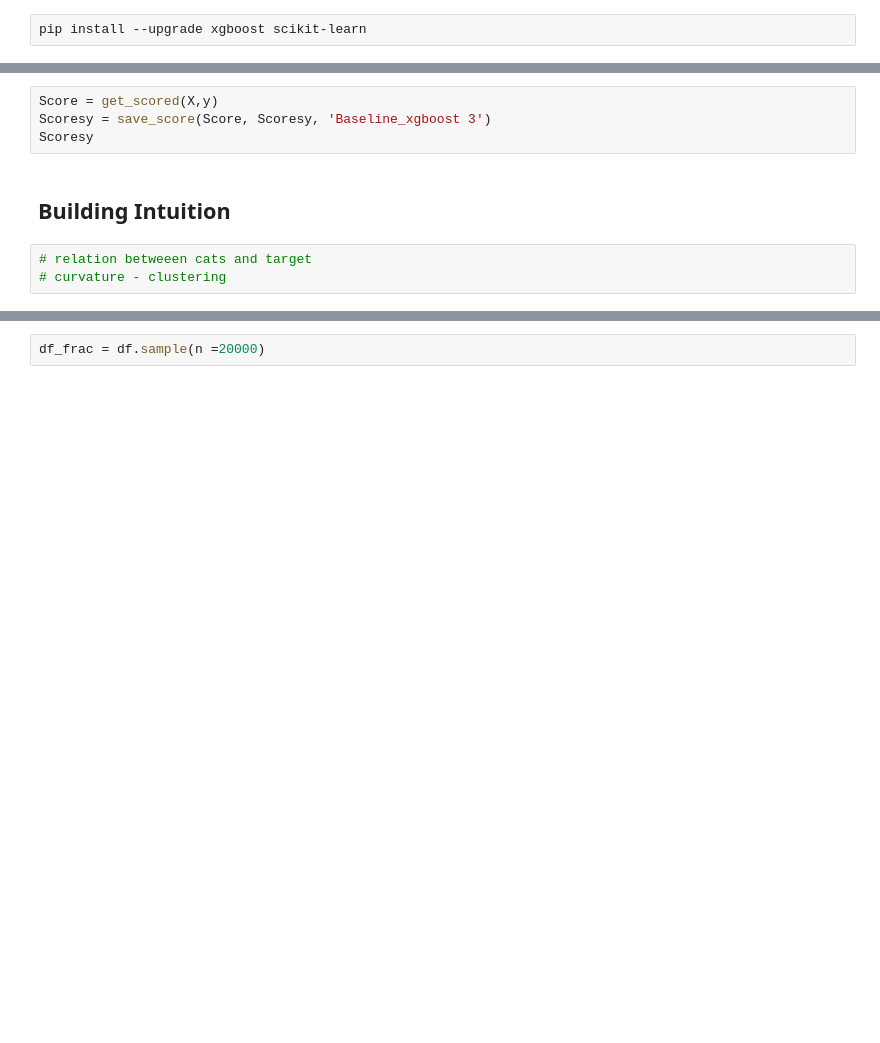
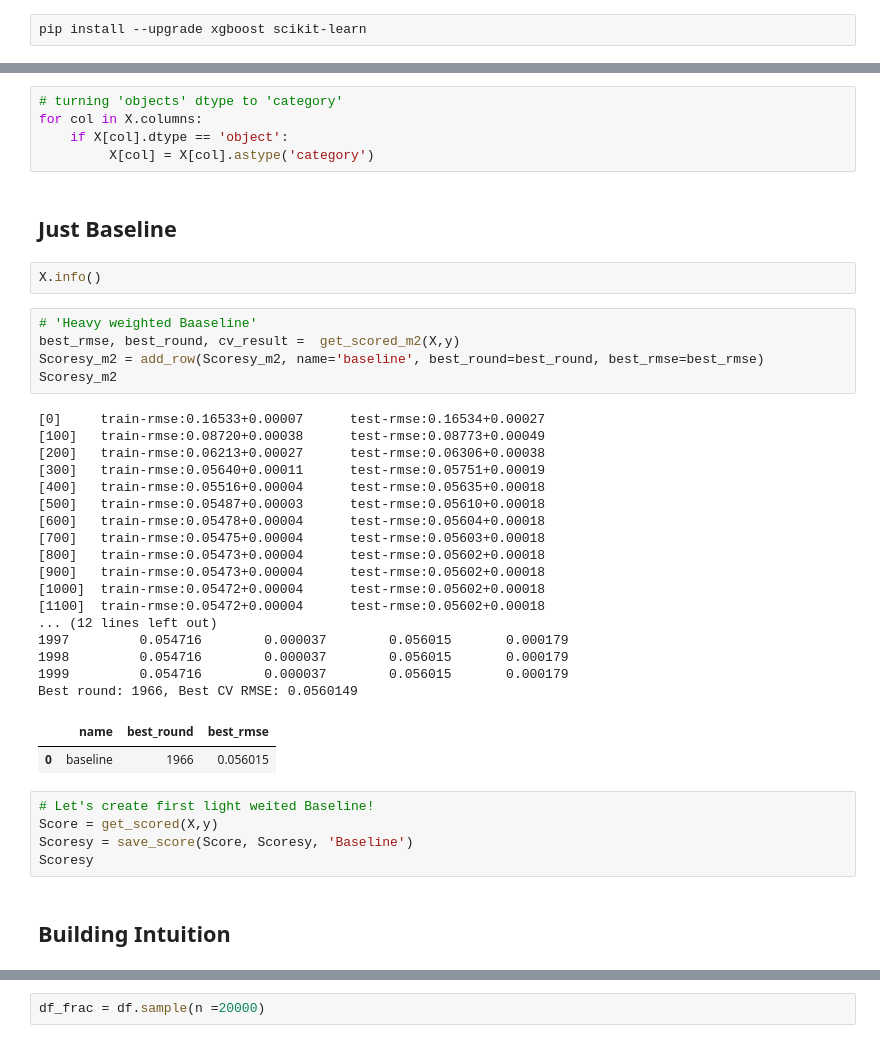
Before and after one commit to antlbn/Kaggle_competition_playground, a Jupyter notebook: road-accidents.ipynb, the cells around one changed output, grey strips where cells are left out. Cells and saved outputs as stored; diff of their text form; blank space fills up the shorter version.

```diff
--- a/road-accidents.ipynb
+++ b/road-accidents.ipynb
@@ -163,11 +115,43 @@ pip install --upgrade xgboost scikit-learn
+# %%
+# turning 'objects' dtype to 'category'
+for col in X.columns:
+    if X[col].dtype == 'object':
+         X[col] = X[col].astype('category')
+# %% [markdown]
+## Just Baseline
+# %%
+X.info()
+# %%
+# 'Heavy weighted Baaseline'
+best_rmse, best_round, cv_result =  get_scored_m2(X,y)
+Scoresy_m2 = add_row(Scoresy_m2, name='baseline', best_round=best_round, best_rmse=best_rmse)
+Scoresy_m2
+# %% [output]
+[0]     train-rmse:0.16533+0.00007      test-rmse:0.16534+0.00027
+[100]   train-rmse:0.08720+0.00038      test-rmse:0.08773+0.00049
+[200]   train-rmse:0.06213+0.00027      test-rmse:0.06306+0.00038
+[300]   train-rmse:0.05640+0.00011      test-rmse:0.05751+0.00019
+[400]   train-rmse:0.05516+0.00004      test-rmse:0.05635+0.00018
+[500]   train-rmse:0.05487+0.00003      test-rmse:0.05610+0.00018
+[600]   train-rmse:0.05478+0.00004      test-rmse:0.05604+0.00018
+[700]   train-rmse:0.05475+0.00004      test-rmse:0.05603+0.00018
+[800]   train-rmse:0.05473+0.00004      test-rmse:0.05602+0.00018
+[900]   train-rmse:0.05473+0.00004      test-rmse:0.05602+0.00018
+[1000]  train-rmse:0.05472+0.00004      test-rmse:0.05602+0.00018
+[1100]  train-rmse:0.05472+0.00004      test-rmse:0.05602+0.00018
+... (12 lines left out)
+1997         0.054716        0.000037        0.056015       0.000179
+1998         0.054716        0.000037        0.056015       0.000179
+1999         0.054716        0.000037        0.056015       0.000179
+Best round: 1966, Best CV RMSE: 0.0560149
+|  | name | best_round | best_rmse |
+| 0 | baseline | 1966 | 0.056015 |
 # %%
+# Let's create first light weited Baseline!
 Score = get_scored(X,y)
-Scoresy = save_score(Score, Scoresy, 'Baseline_xgboost 3')
+Scoresy = save_score(Score, Scoresy, 'Baseline')
 Scoresy
 # %% [markdown]
 ## Building Intuition
-# %%
-# relation betweeen cats and target
-# curvature - clustering
 # %%
 sns.color_palette("viridis", as_cmap=True)
```
Also changed, not shown: parts of 157 cells of this notebook.
